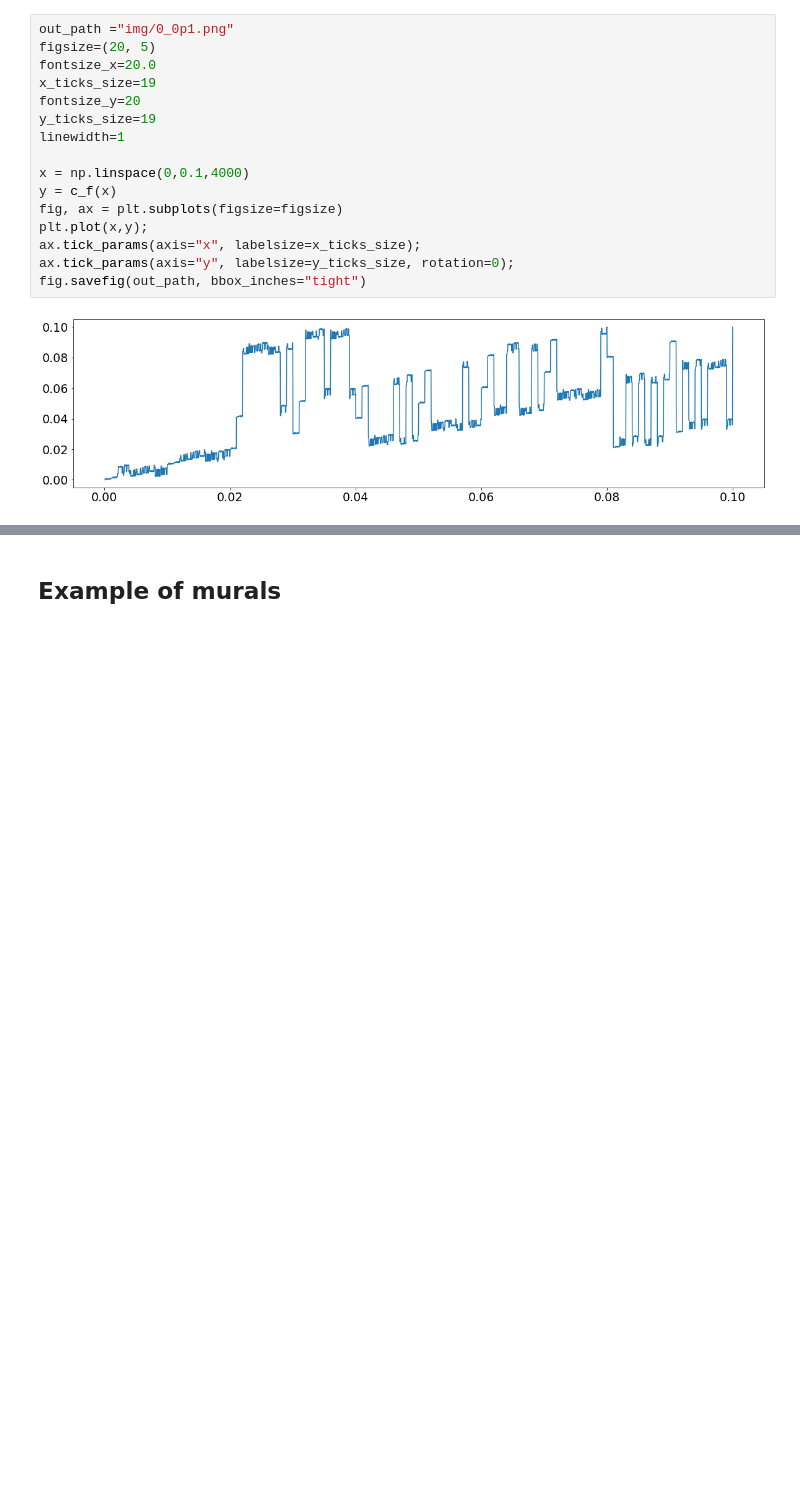
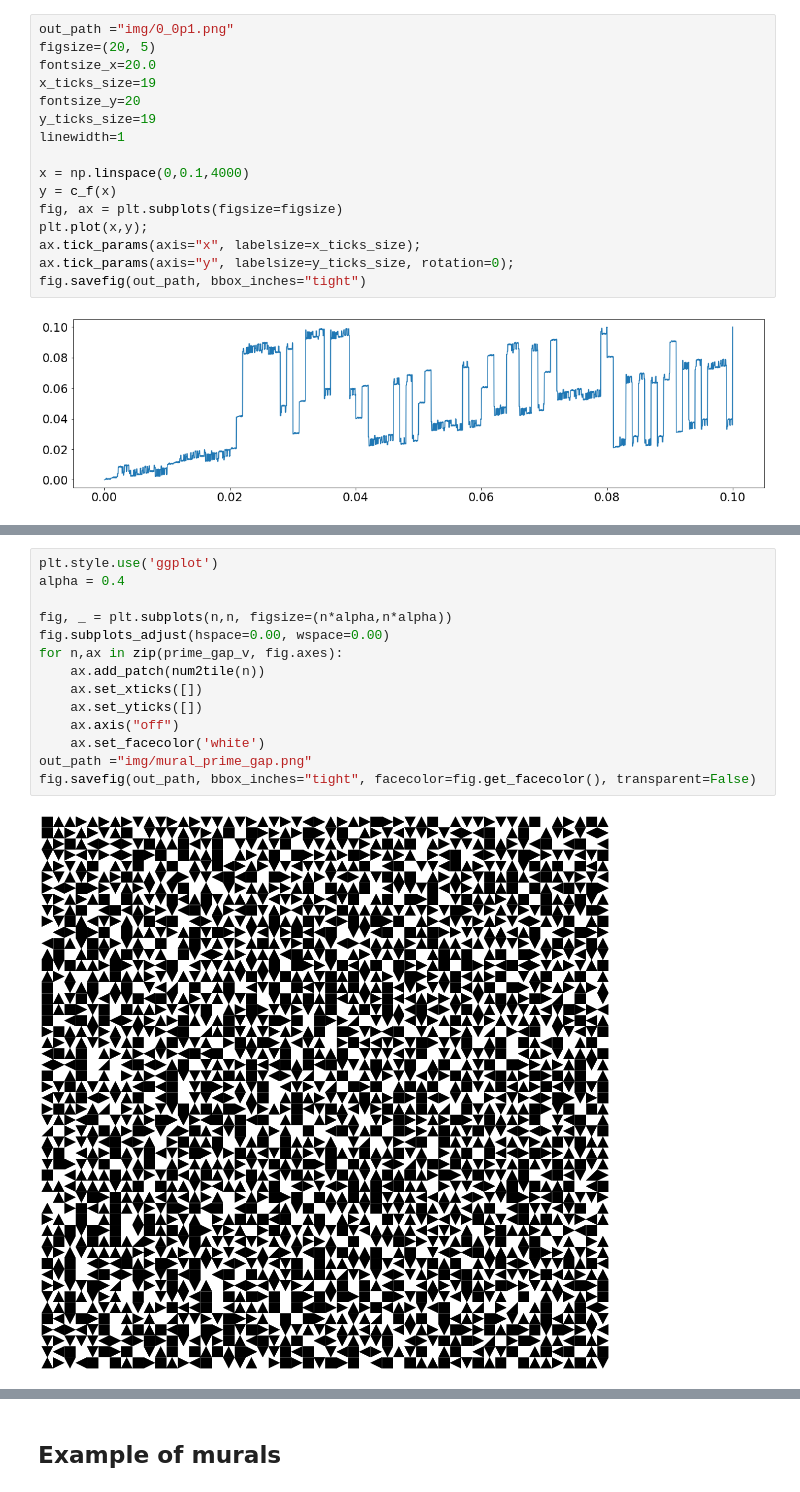
Before and after one commit to felipessalvatore/it, a Jupyter notebook: notebooks/tiles_murals_numbers.ipynb, the cells around one changed output, grey strips where cells are left out. Saved outputs shown, nothing was run; the diff lists cells and outputs as text; blank space fills up the shorter version.

Commit message:
add prime gap mural

```diff
--- a/notebooks/tiles_murals_numbers.ipynb
+++ b/notebooks/tiles_murals_numbers.ipynb
@@ -259,0 +283,16 @@ fig.savefig(out_path, bbox_inches="tight")
+# %%
+plt.style.use('ggplot')
+alpha = 0.4
+
+fig, _ = plt.subplots(n,n, figsize=(n*alpha,n*alpha))
+fig.subplots_adjust(hspace=0.00, wspace=0.00)
+for n,ax in zip(prime_gap_v, fig.axes):
+    ax.add_patch(num2tile(n))
+    ax.set_xticks([])
+    ax.set_yticks([])
+    ax.axis("off")
+    ax.set_facecolor('white')
+out_path ="img/mural_prime_gap.png"
+fig.savefig(out_path, bbox_inches="tight", facecolor=fig.get_facecolor(), transparent=False)
+# %% [output]
+[figure, added]
```
Also changed, not shown: parts of 10 cells of this notebook, 3 other files.
